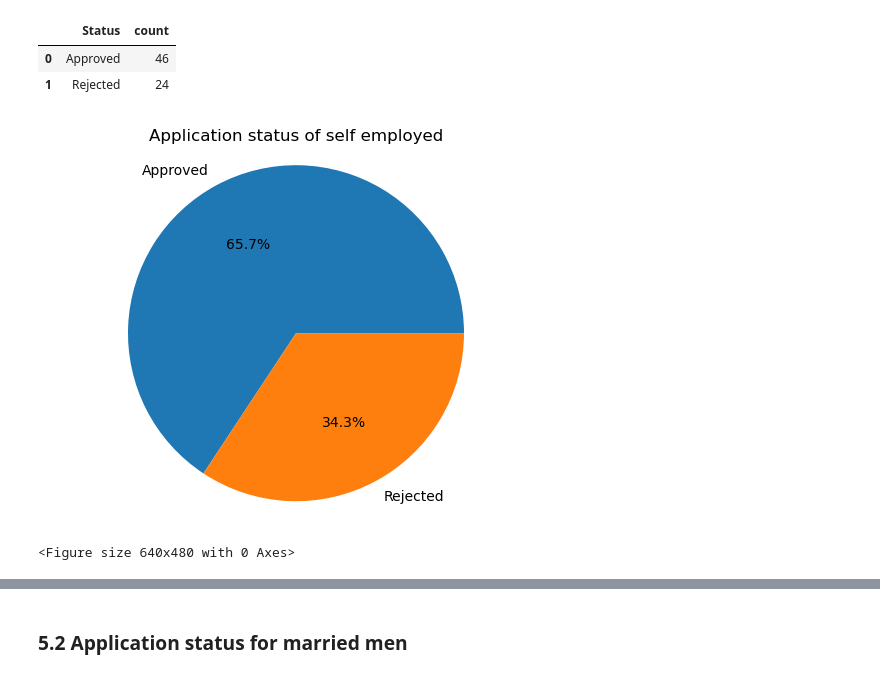
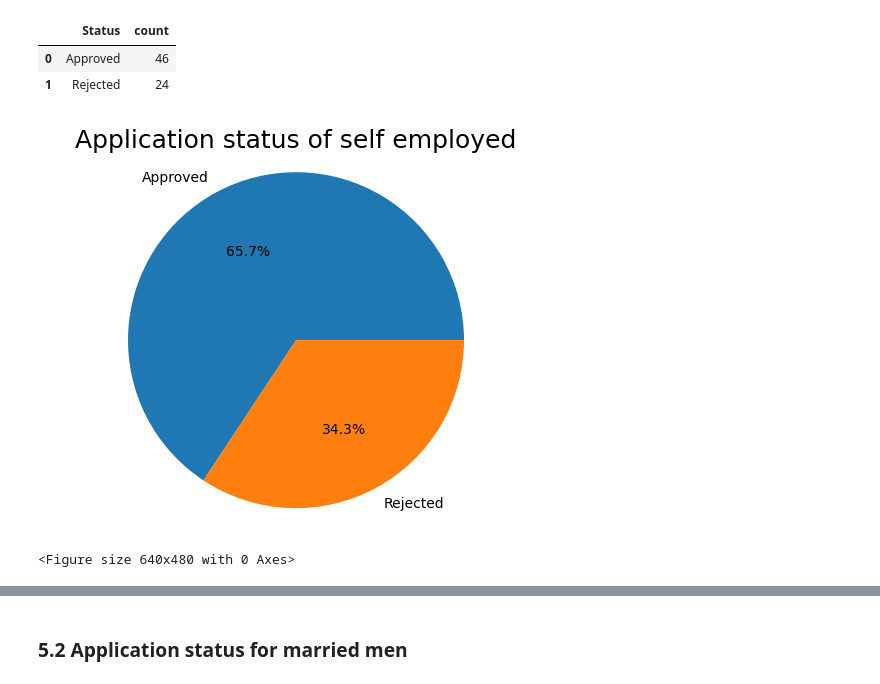
Before and after one commit to ondugba/Capstone, a Jupyter notebook: Ndugba_DE_Capstone_part2.ipynb, the cells around one changed output, grey strips where cells are left out. Saved outputs shown, nothing was run; the diff lists cells and outputs as text; code cells hidden in the pictures.

```diff
--- a/Ndugba_DE_Capstone_part2.ipynb
+++ b/Ndugba_DE_Capstone_part2.ipynb
@@ -180,13 +199,12 @@ self_emp
 | 0 | Approved | 46 |
 | 1 | Rejected | 24 |
 # %%
-
 plt.pie(self_emp['count'], labels=self_emp['Status'], autopct='%1.1f%%')
-plt.title('Application status of self employed')
+plt.title('Application status of self employed', fontsize=18)
 plt.axis('equal')
 plt.show()
 plt.savefig('./images/self_employ1', dpi=500);
 # %% [output]
-[figure, old version]
+[figure, new version]
 <Figure size 640x480 with 0 Axes>
 # %%
```
Also changed, not shown: parts of 24 cells of this notebook, 7 other files.
